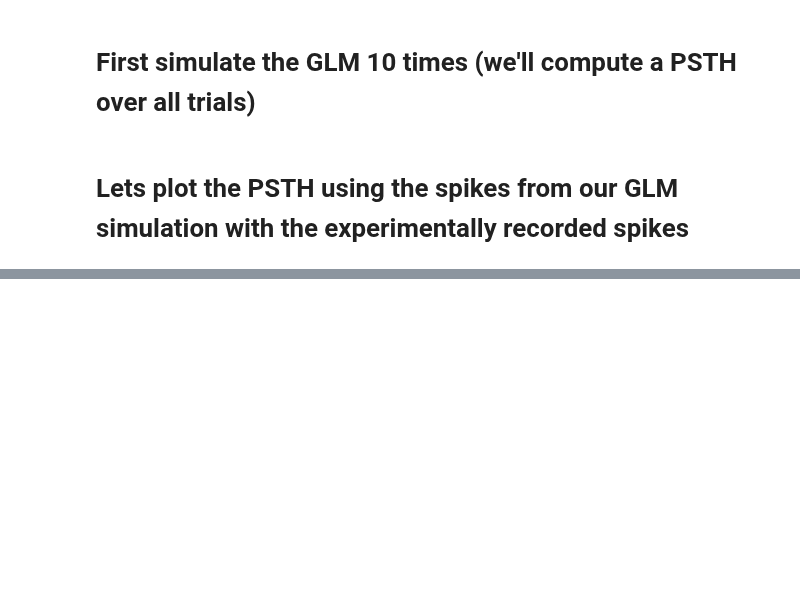
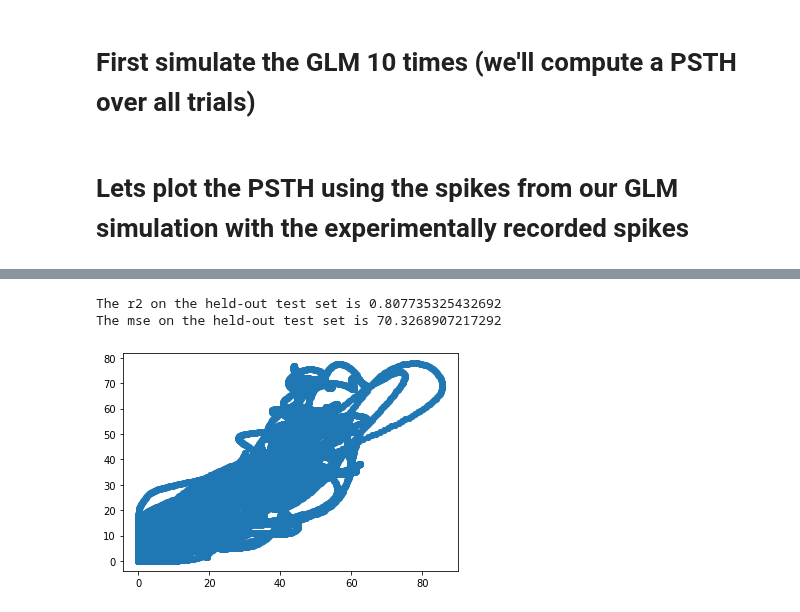
Before and after one commit to davidfox87/neuro_encoding_models, a Jupyter notebook: fitting_spike_train_tutorial.ipynb, the cells around one changed output, grey strips where cells are left out. Drawn from its saved outputs; the diff is of its cells as text; code cells hidden in the pictures; blank space fills up the shorter version.

```diff
--- a/fitting_spike_train_tutorial.ipynb
+++ b/fitting_spike_train_tutorial.ipynb
@@ -301,7 +372,7 @@ dspec.addRegressorContinuous(basis=stim_basis)
 dspec.addRegressorSpTrain(basis=spike_basis)
 
 dm, X, y = dspec.compileDesignMatrixFromTrialIndices()
-wmap = mapfit_GLM(wmap, stim_basis.nbases, X, y, lamvals[1]*Imat, 1)
+wmap = mapfit_GLM(wmap, stim_basis.nbases, X, y, lamvals[imin]*Imat, 1)
 
 d = dm.get_regressor_from_output(wmap)
 
@@ -374,0 +446,12 @@ ax[2].legend()
+# %%
+plt.plot(psth_exp_, psth_model_, 'o')
+r2 = r2_score(psth_exp_, psth_model_)
+
+mse = mean_squared_error(psth_exp_, psth_model_)
+
+print('The r2 on the held-out test set is {}'.format(r2))
+print('The mse on the held-out test set is {}'.format(mse))
+# %% [output]
+The r2 on the held-out test set is 0.807735325432692
+The mse on the held-out test set is 70.3268907217292
+[figure, added]
```
Also changed, not shown: parts of 9 cells of this notebook.
